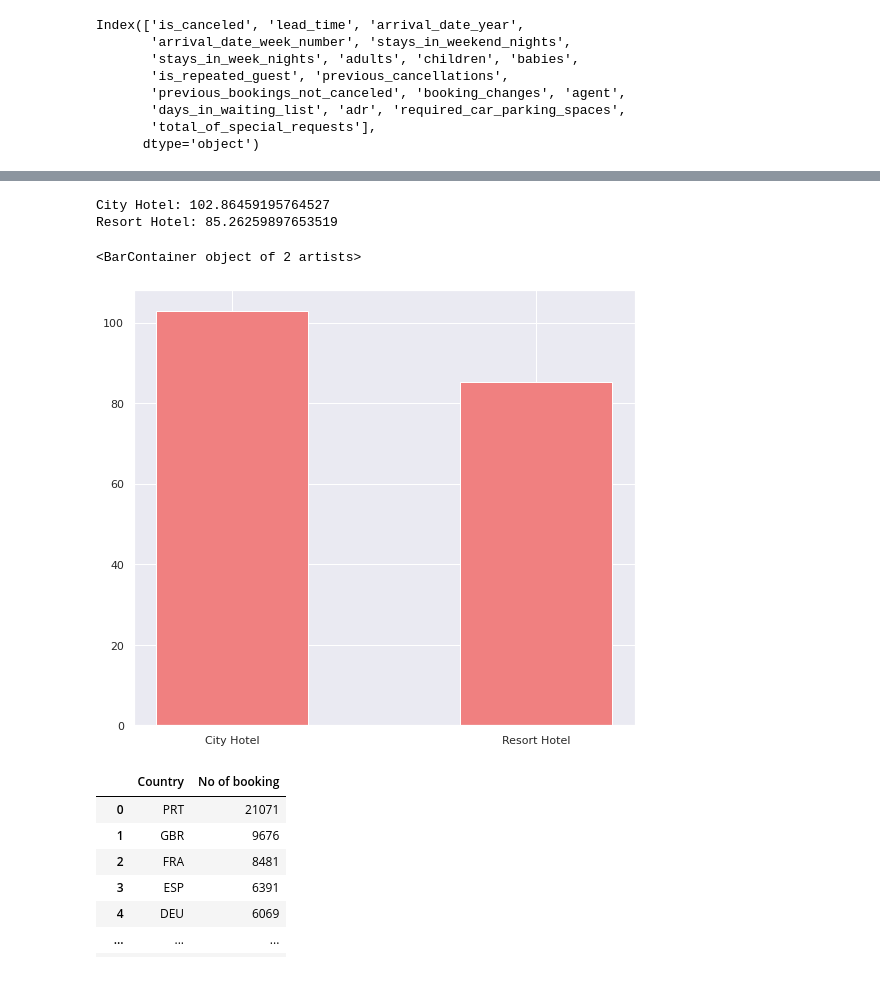
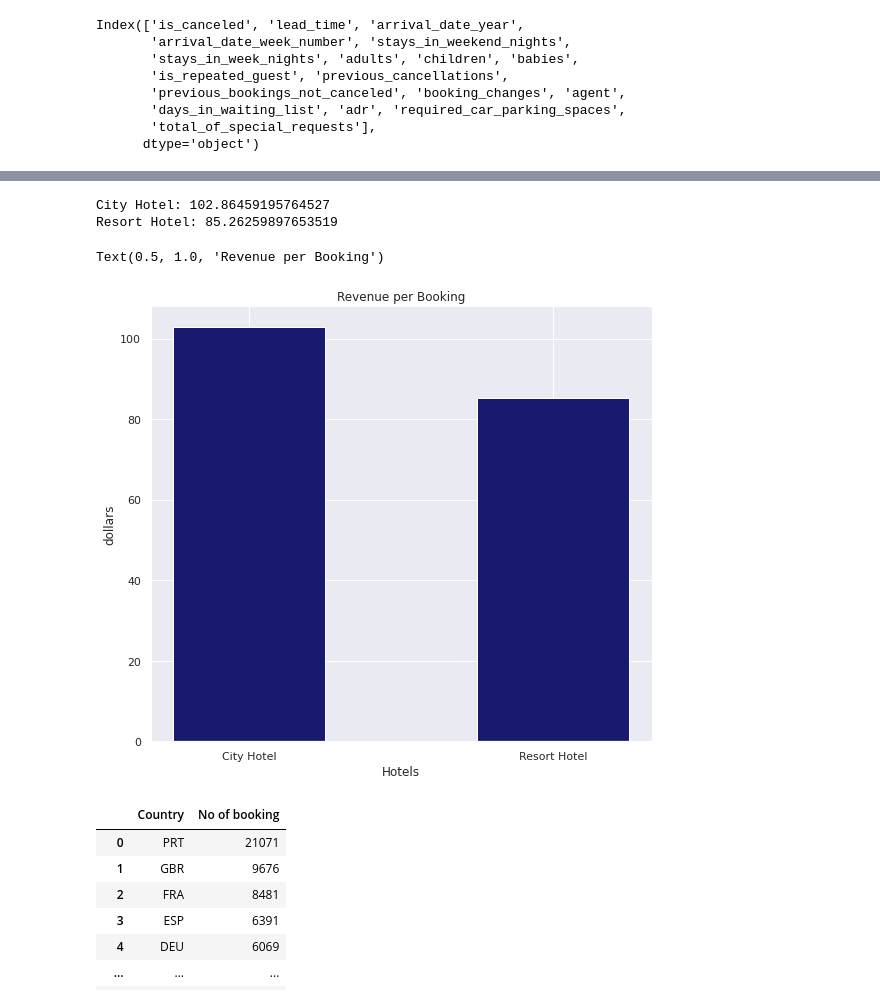
Before and after one commit to SethupathyM/EDA---Capstone-Project, a Jupyter notebook: Hotel_Booking_Capstone_Project.ipynb, the cells around one changed output, grey strips where cells are left out. Drawn from its saved outputs; the diff is of its cells as text; code cells hidden in the pictures.

```diff
--- a/Hotel_Booking_Capstone_Project.ipynb
+++ b/Hotel_Booking_Capstone_Project.ipynb
@@ -404,27 +405,30 @@ plt.show()
 # %%
 # Earnings of the hotels per booking
 
 City_hotel_booking, Resort_hotel_booking = df['hotel'].value_counts()
 # print('City hotel booking count:',City_hotel_booking)
 # print('Resort hotel booking count:',Resort_hotel_booking)
 City_hotel_adr = df.groupby('hotel').agg({'adr':'sum'}).reset_index().iloc[0,1]
 Resort_hotel_adr = df.groupby('hotel').agg({'adr':'sum'}).reset_index().iloc[1,1]
 # print('City hotel total adr:',City_hotel_adr)
 # print('Resort hotel total adr:',Resort_hotel_adr)
 City_hotel_adr_perbooking = City_hotel_adr/City_hotel_booking
 Resort_hotel_adr_perbooking = Resort_hotel_adr/Resort_hotel_booking
 print('City Hotel:',City_hotel_adr_perbooking)
 print('Resort Hotel:',Resort_hotel_adr_perbooking)
 adr_x = ['City Hotel','Resort Hotel']
 adr_y = [City_hotel_adr_perbooking,Resort_hotel_adr_perbooking]
 plt.figure(figsize = (8,8))
-plt.bar(adr_x,adr_y,color = 'lightcoral',width = 0.5)
+plt.bar(adr_x,adr_y,color = 'midnightblue',width = 0.5)
+plt.xlabel('Hotels')
+plt.ylabel('dollars')
+plt.title('Revenue per Booking')
 # From this we can see that City hotel is earning more than Resort hotel per booking
 # %% [output]
 City Hotel: 102.86459195764527
 Resort Hotel: 85.26259897653519
-<BarContainer object of 2 artists>
+Text(0.5, 1.0, 'Revenue per Booking')
-[figure, old version]
+[figure, new version]
 # %%
 # Booking from countries
 booking_by_country  = df[df['is_canceled'] == 0]['country'].value_counts().reset_index()
```
Also changed, not shown: parts of 15 cells of this notebook.
